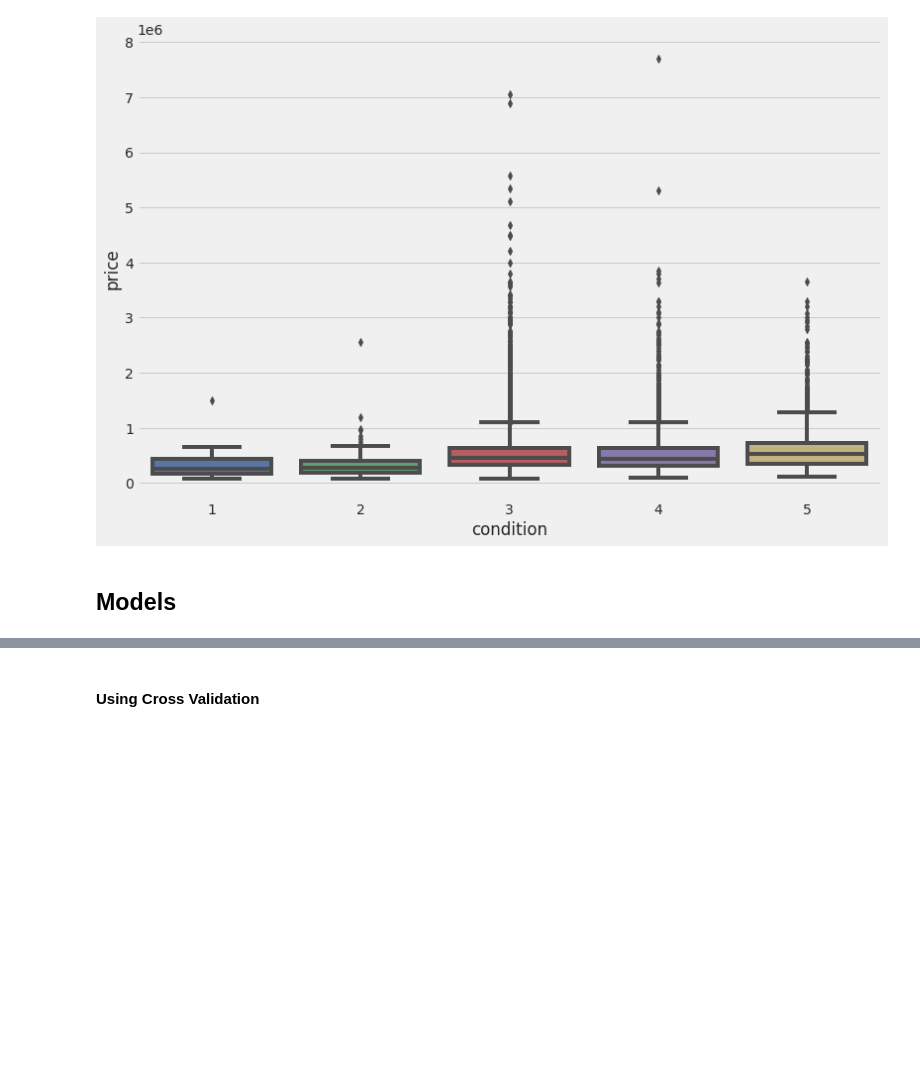
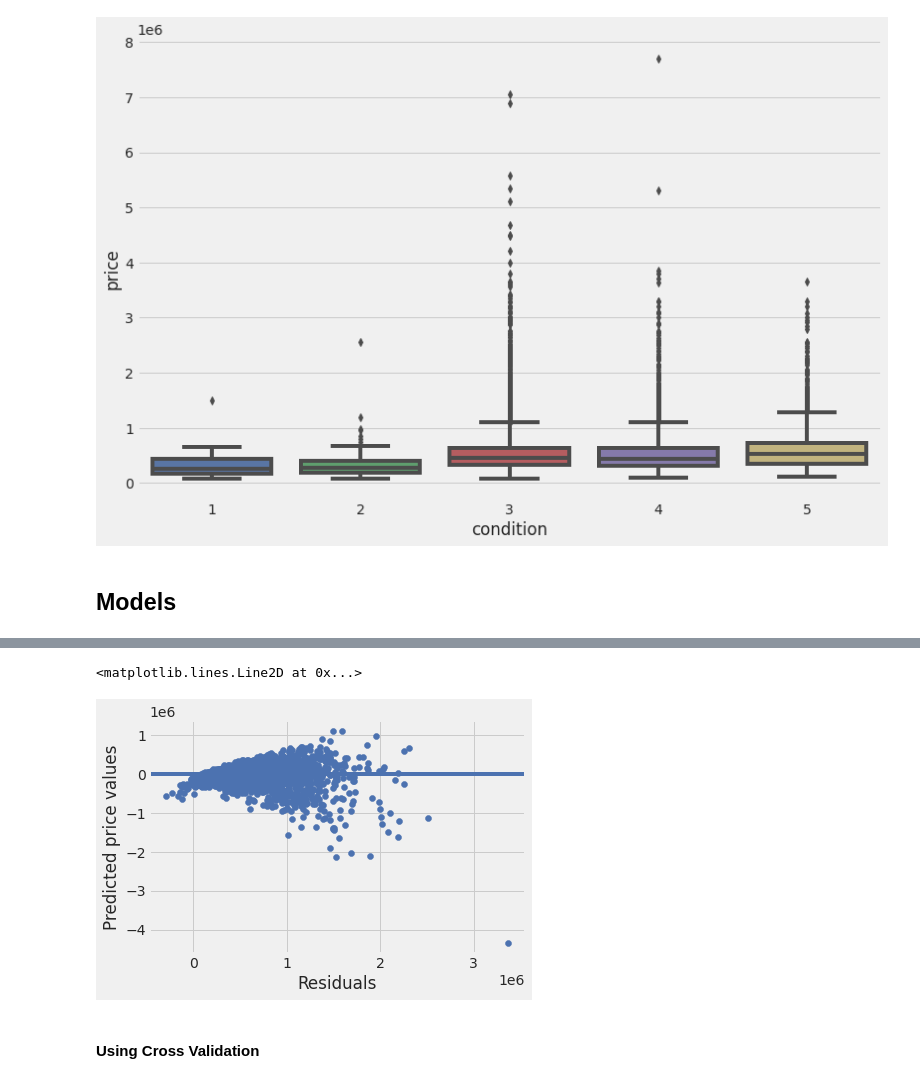
Before and after one commit to qadipo/FactorsAffectingHousePricesUsingVariousLinearRegressionMethods, a Jupyter notebook: Modelling_House_Prices.ipynb, the cells around one changed output, grey strips where cells are left out. Cells and saved outputs as stored; diff of their text form; code cells hidden in the pictures; blank space fills up the shorter version.

```diff
--- a/Modelling_House_Prices.ipynb
+++ b/Modelling_House_Prices.ipynb
@@ -531,0 +499,24 @@ print ('%.2f'%mean_squared_error(y_test, y_pred))
+# %%
+dummy_var = ['waterfront','view','yr_renovated']
+X = df.drop('price', axis=1)
+Y = df['price']
+
+# Split Data
+x_train, x_test, y_train, y_test = train_test_split(X, Y, test_size=.3, random_state=24)
+# %%
+#Scale features
+scaler = RobustScaler().fit(x_train.drop(dummy_var, axis=1))
+num_train = scaler.transform(x_train.drop(dummy_var, axis=1))
+x_train = np.concatenate((num_train, x_train[dummy_var].to_numpy()), axis=1)
+
+num_test = scaler.transform(x_test.drop(dummy_var, axis=1))
+x_test = np.concatenate((num_test, x_test[dummy_var].to_numpy()), axis=1)
+# %%
+#Linear regression
+linreg = LinearRegression()
+linreg.fit(x_train, y_train)
+linpred = linreg.predict(x_test)
+
+residuals = np.subtract(linpred, y_test)
+print('RMSE: ', np.sqrt(mean_squared_error(y_test,linpred)))
+print('R2: ', linreg.score(x_test, y_test))
@@ -532,3 +555,12 @@ print ('%.2f'%mean_squared_error(y_test, y_pred))
+# %%
+# Residual plot
+plt.scatter(linpred, residuals)
+plt.xlabel('Residuals')
+plt.ylabel('Predicted price values')
+plt.axhline(residuals.mean())
+# %% [output]
+<matplotlib.lines.Line2D at 0x...>
+[figure, added]
 # %% [markdown]
 #### Using Cross Validation
 # %%
```
Also changed, not shown: parts of 53 cells of this notebook.
